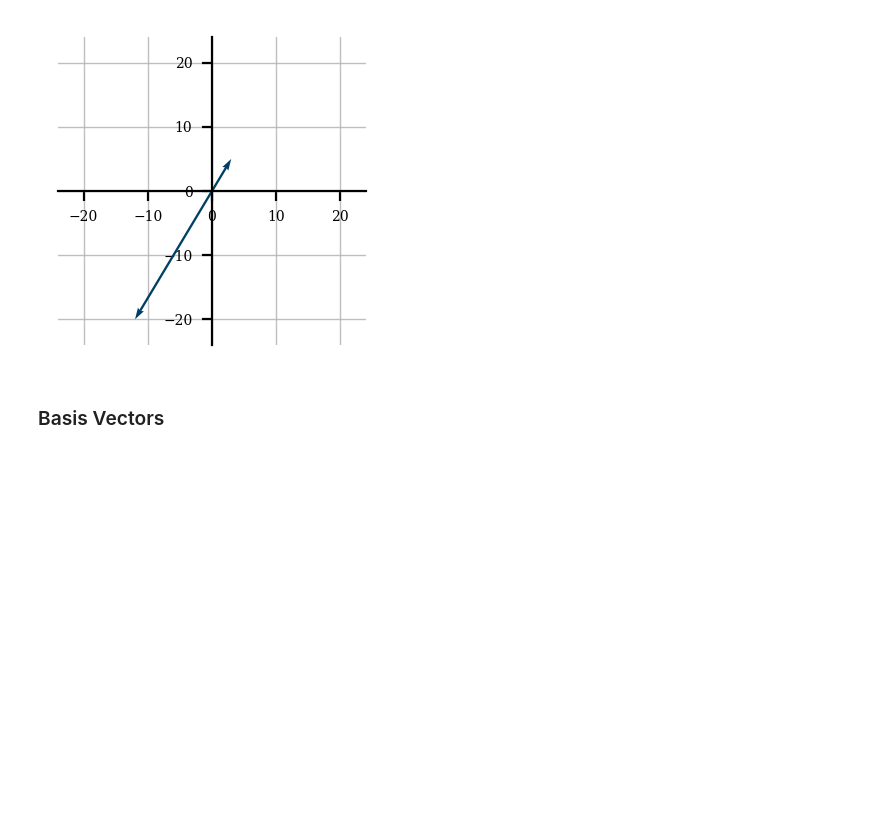
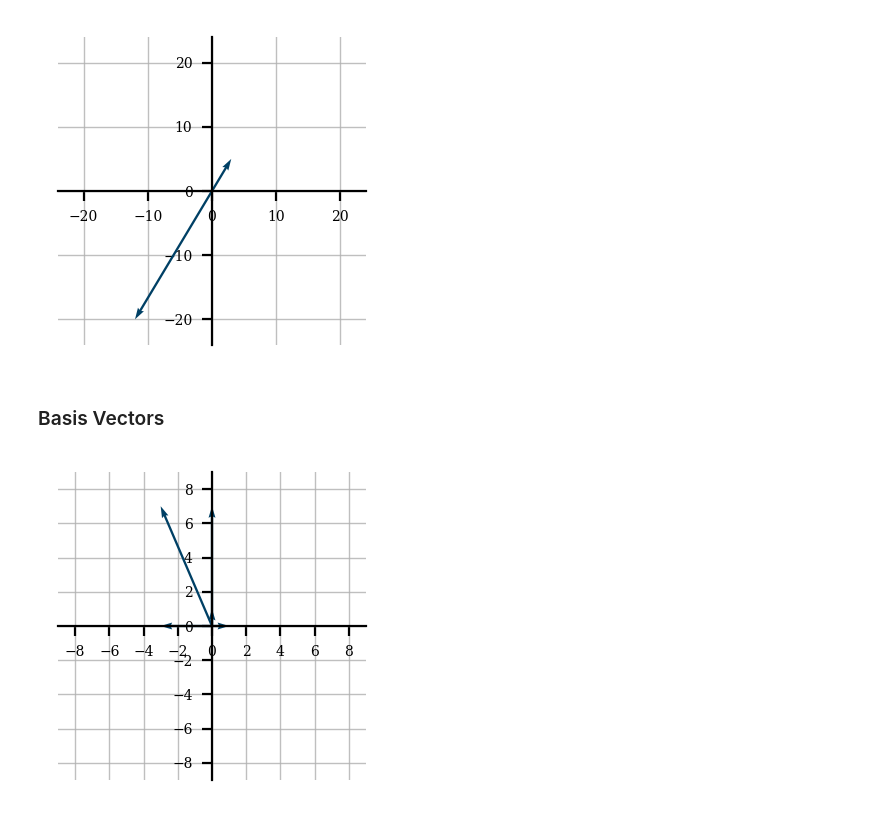
Before and after one commit to BmSatadru/LinearAlgebra_UsingPython, a Jupyter notebook: LinearAlgebra_Part1.ipynb, the cells around one changed output. Saved outputs shown, nothing was run; the diff lists cells and outputs as text; code cells hidden in the pictures; blank space fills up the shorter version.

```diff
--- a/LinearAlgebra_Part1.ipynb
+++ b/LinearAlgebra_Part1.ipynb
@@ -585,3 +587,11 @@ plot_vector(vectors)
 [figure]
 # %% [markdown]
 ### Basis Vectors
+# %%
+i = numpy.array((1,0))
+j = numpy.array((0,1))
+vec_1 = (-3)*i + 7*(j)
+vectors=[i,j, (-3)*i, 7*j, vec_1]
+plot_vector(vectors)
+# %% [output]
+[figure, added]
```
Also changed, not shown: parts of 13 cells of this notebook.
